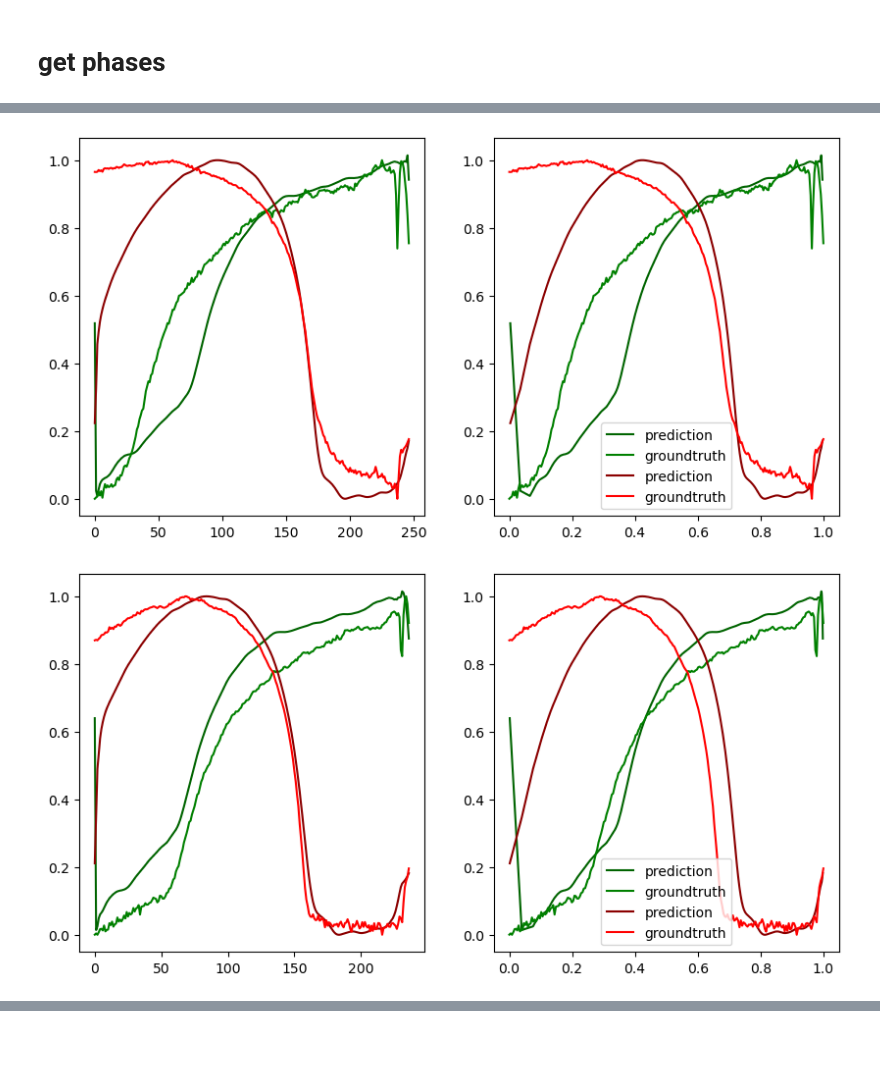
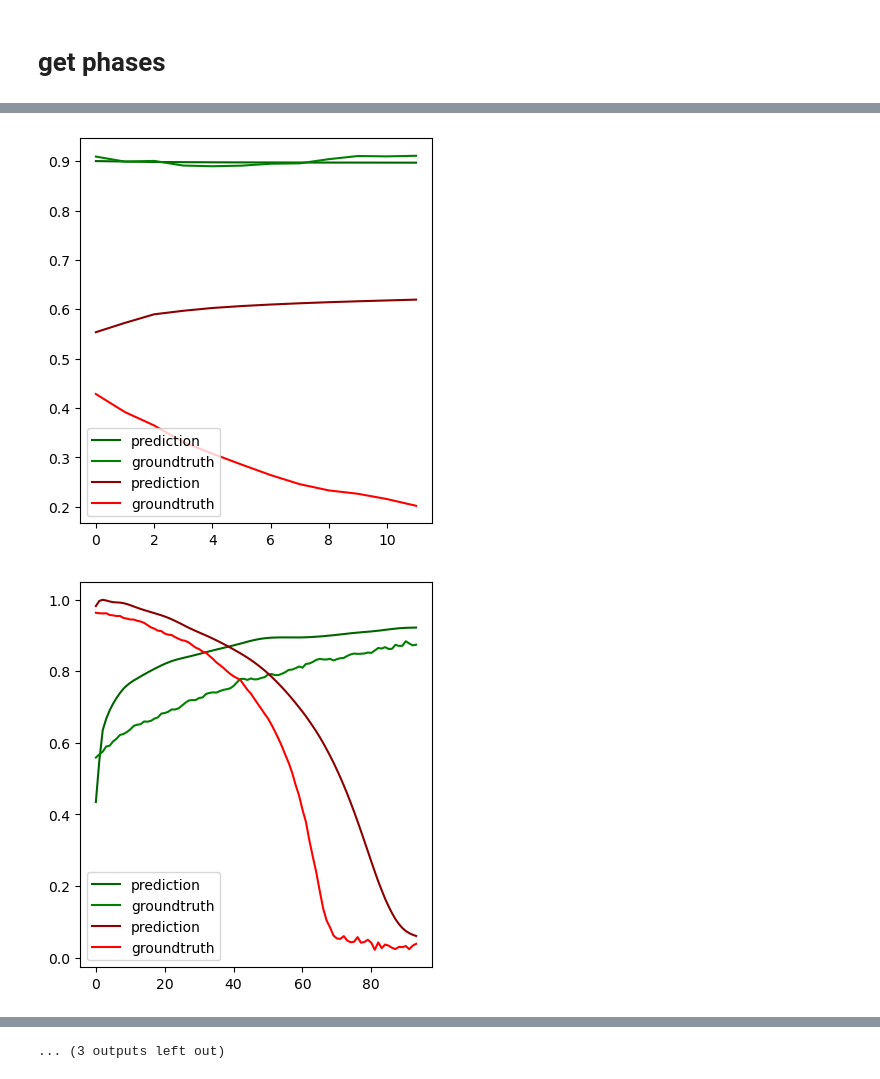
Before and after one commit to louisleger/cell-cycle, a Jupyter notebook: result_dycep.ipynb, the cells around one changed output, grey strips where cells are left out. Drawn from its saved outputs; the diff is of its cells as text; code cells hidden in the pictures; blank space fills up the shorter version.

```diff
--- a/result_dycep.ipynb
+++ b/result_dycep.ipynb
@@ -151,6 +155,23 @@ for i in range(100):
 # %%
 import os
 from tqdm import tqdm
+# %%
+slice_p = 1.
+random_len = True
+slice_len = 10
+
+# this is a copied and adapted function that gets random slices from the sequnces
+#
+
+def random_slice(imgs, labels, random_len=True, slice_len=10):
+
+    if random_len:
+        slice_len = np.random.randint(slice_len, labels.shape[0] - 1)
+    x = np.random.randint(0, labels.shape[0] - slice_len)
+    return (
+        imgs[x : x + slice_len],
+        labels[x : x + slice_len],
+    )  # minimum 2h of images
 # %%
 img_directory = PATH + "track_datasets/control_mm/test/images/"
 label_directory = PATH + "track_datasets/control_mm/test/labels/"
@@ -168,12 +189,15 @@ for idx, cell in enumerate(tqdm(cells)):
             np.load(img_directory + cell, allow_pickle=True),
             dtype=torch.float32,
         )[:, [1], :, :]
-        .unsqueeze(0)
         .to(DEVICE)
     )
     lab = np.load(label_directory + cell).reshape(2, -1).T
 
-    x = model.spatial_encoder(x)
+
+    if np.random.rand() < slice_p and lab.shape[0] > slice_len:
+        x, lab = random_slice(x, lab)
+
+    x = model.spatial_encoder(x.unsqueeze(0))
     x = model.temporal_encoder(model.fc_s2t(x))
     x = model.get_phi(x)
     pred = model.vanilla_fn(x)
@@ -206,24 +249,26 @@ Text(0.5, 0, 'Normalized Time')
 # %%
-for i in range(5):
+for i in range(15):
     tau = np.linspace(0, 1, len(label[i]))
     plt.figure(figsize=(10, 5))
     plt.subplot(1, 2, 1)
 
     plt.plot(prediction[i][:,0], "darkgreen", label="prediction")
     plt.plot(label[i][:,0], "green",  label="groundtruth")
     plt.plot(prediction[i][:,1], "darkred", label="prediction")
     plt.plot(label[i][:,1], "red",  label="groundtruth")
 
-    plt.subplot(1, 2, 2)
+    plt.legend()
 
-    plt.plot(ph[i], prediction[i][:,0], "darkgreen", label="prediction")
-    plt.plot(tau, label[i][:,0], "green",  label="groundtruth")
-    plt.plot(ph[i], prediction[i][:,1], "darkred", label="prediction")
-    plt.plot(tau, label[i][:,1], "red",  label="groundtruth")
+    # plt.subplot(1, 2, 2)
+
+    # plt.plot(ph[i], prediction[i][:,0], "darkgreen", label="prediction")
+    # plt.plot(tau, label[i][:,0], "green",  label="groundtruth")
+    # plt.plot(ph[i], prediction[i][:,1], "darkred", label="prediction")
+    # plt.plot(tau, label[i][:,1], "red",  label="groundtruth")
 
 
-    plt.legend()
-    plt.show()
+    # plt.legend()
+    # plt.show()
 # %% [output]
-[figure, old version]
+[figure, new version]
-[figure, old version]
+[figure, new version]
@@ -232,0 +285 @@ for i in range(5):
+... (3 outputs left out)
```
Also changed, not shown: parts of 7 cells of this notebook, 2 other files.
